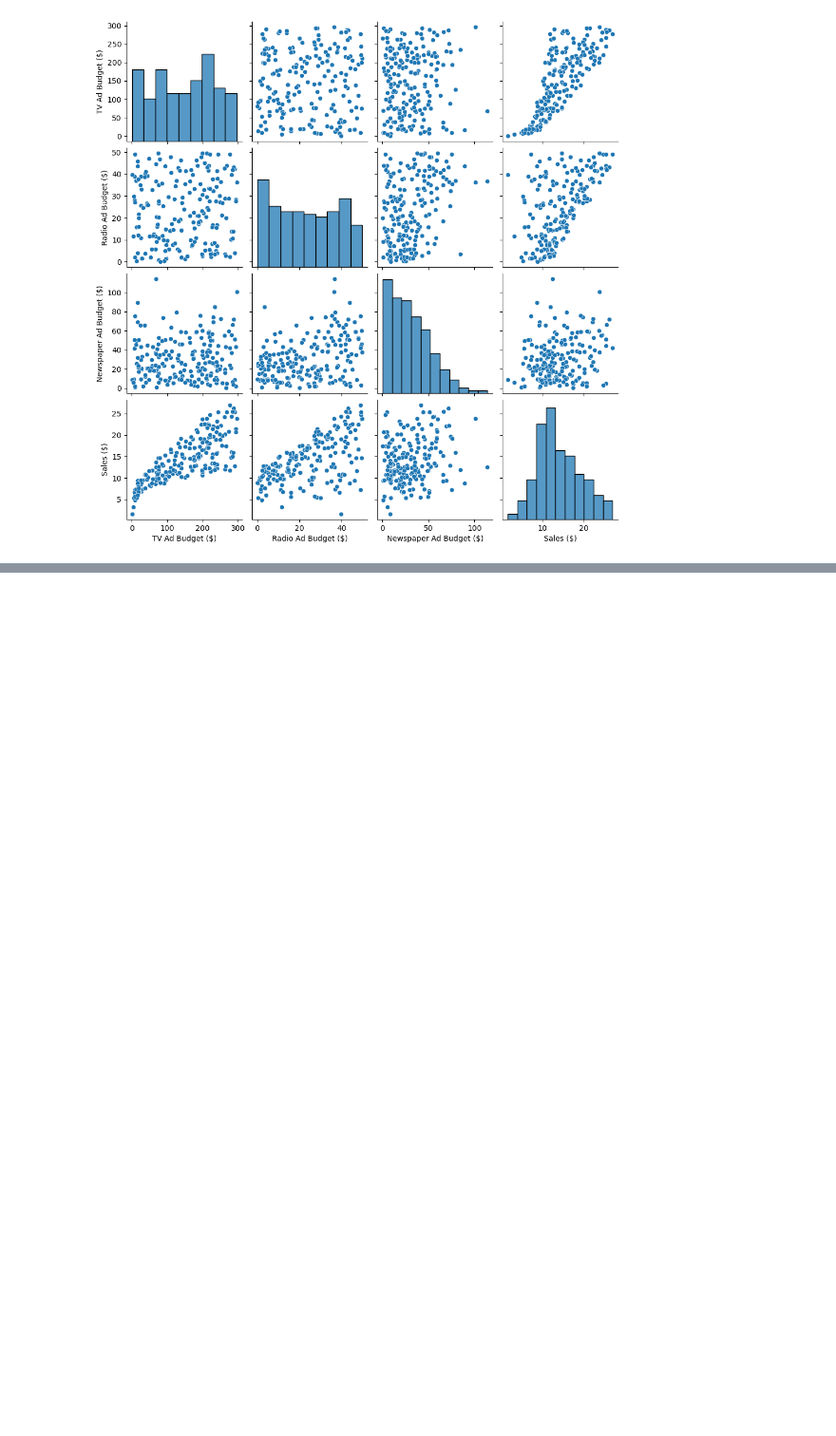
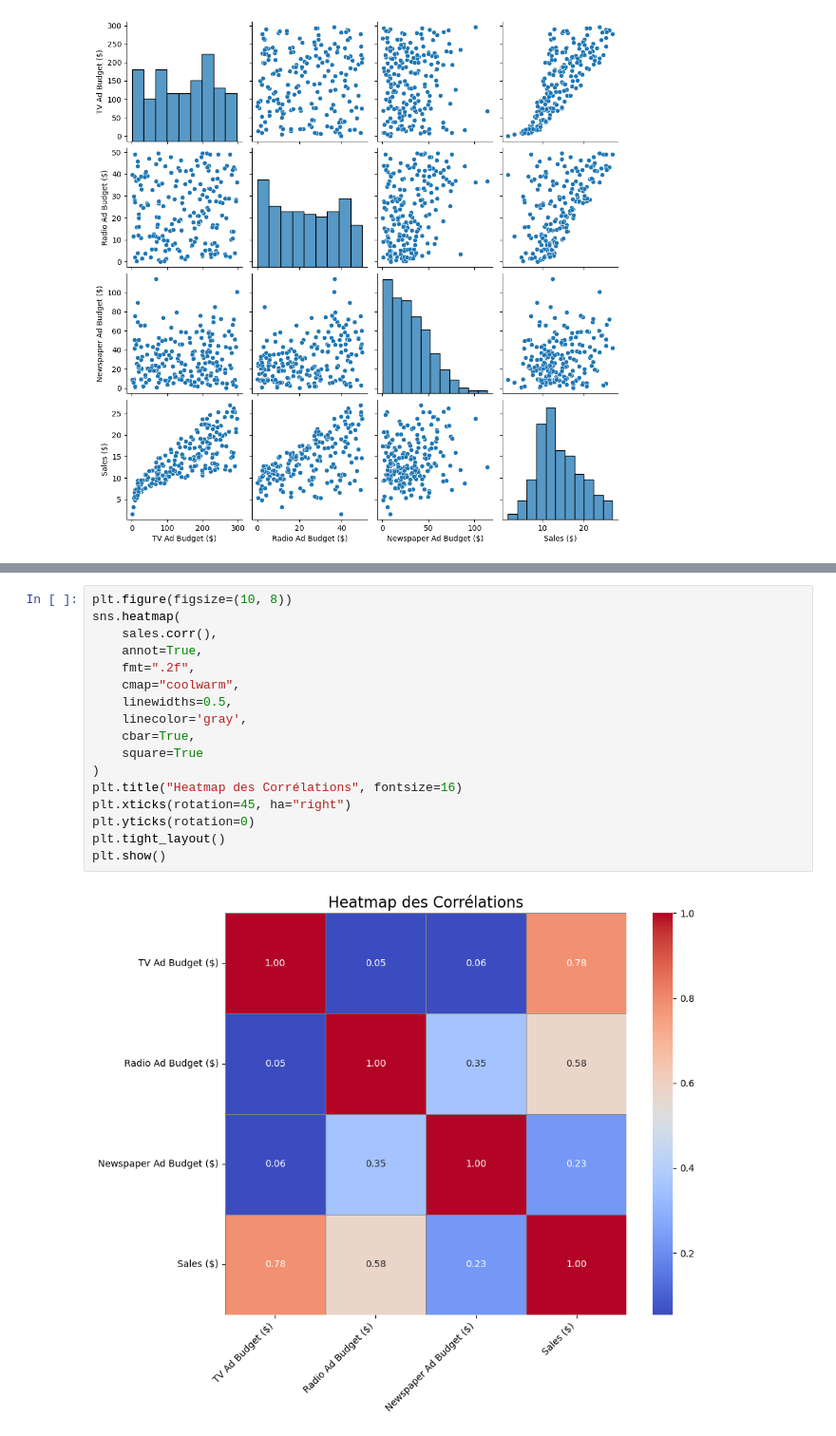
Before and after one commit to Fonocol/Machine-Learning-Project, a Jupyter notebook: notbooks/regression.ipynb, the cells around one changed output, grey strips where cells are left out. Shown: that part at 95% size. Drawn from its saved outputs; the diff is of its cells as text; blank space fills up the shorter version.

```diff
--- a/notbooks/regression.ipynb
+++ b/notbooks/regression.ipynb
@@ -47,0 +105,19 @@ sns.pairplot(sales)
+# %%
+plt.figure(figsize=(10, 8))
+sns.heatmap(
+    sales.corr(),
+    annot=True,
+    fmt=".2f",
+    cmap="coolwarm",
+    linewidths=0.5,
+    linecolor='gray',
+    cbar=True,
+    square=True
+)
+plt.title("Heatmap des Corrélations", fontsize=16)
+plt.xticks(rotation=45, ha="right")
+plt.yticks(rotation=0)
+plt.tight_layout()
+plt.show()
+# %% [output]
+[figure, added]
```
Also changed, not shown: parts of 25 cells of this notebook, 17 other files.
